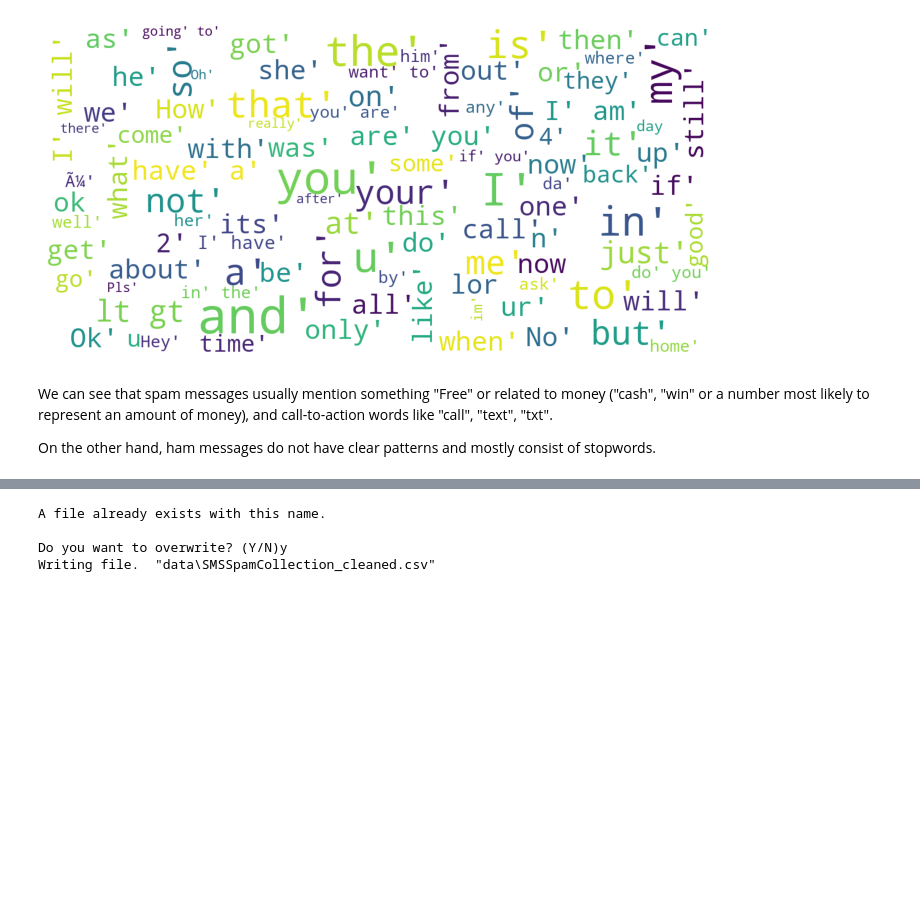
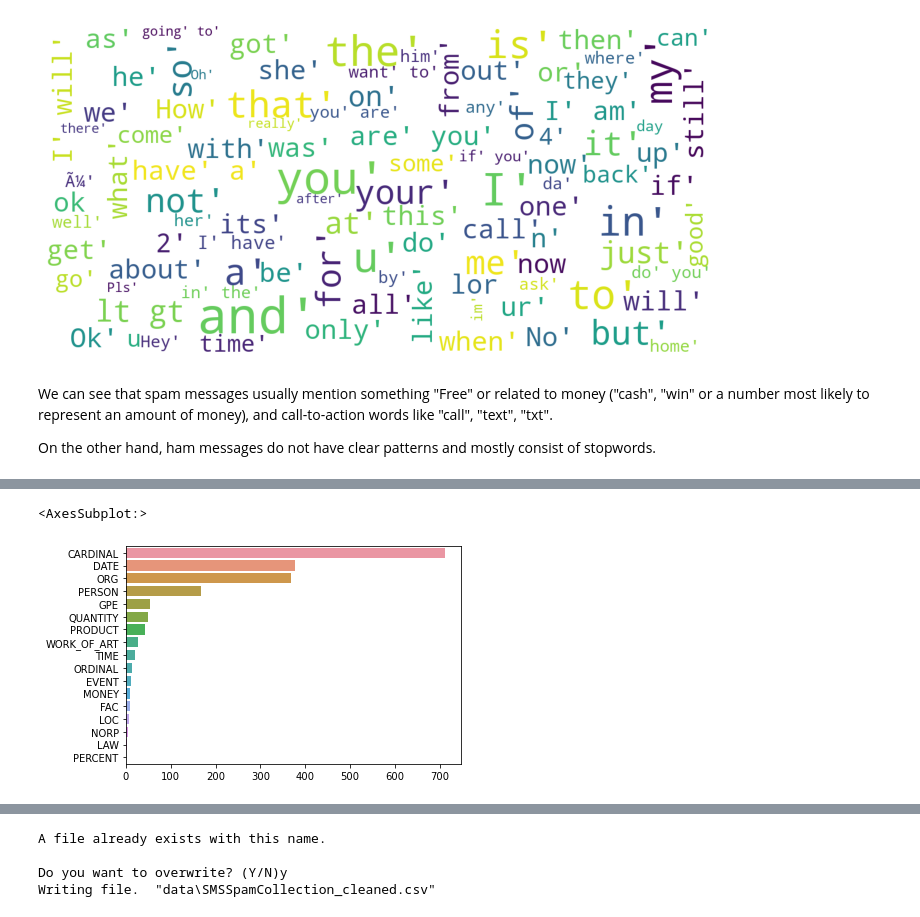
Before and after one commit to elpea74/Capstone3-SpamCollection, a Jupyter notebook: Capstone Three - Data Cleaning & EDA.ipynb, the cells around one changed output, grey strips where cells are left out. Saved outputs shown, nothing was run; the diff lists cells and outputs as text; code cells hidden in the pictures; blank space fills up the shorter version.

```diff
--- a/Capstone Three - Data Cleaning & EDA.ipynb
+++ b/Capstone Three - Data Cleaning & EDA.ipynb
@@ -377,0 +407,14 @@ On the other hand, ham messages do not have clear patterns and mostly consist of
+# %%
+# spam messages NER
+spam_ent = df[df['flag']=='spam']['message'].apply(lambda x: ner(x))
+spam_ent = [x for sub in spam_ent for x in sub]
+
+counter = Counter(spam_ent)
+count = counter.most_common()
+
+# visualize the entity frequencies:
+x,y=map(list,zip(*count))
+sns.barplot(x=y,y=x)
+# %% [output]
+<AxesSubplot:>
+[figure, added]
```
Also changed, not shown: parts of 12 cells of this notebook.
